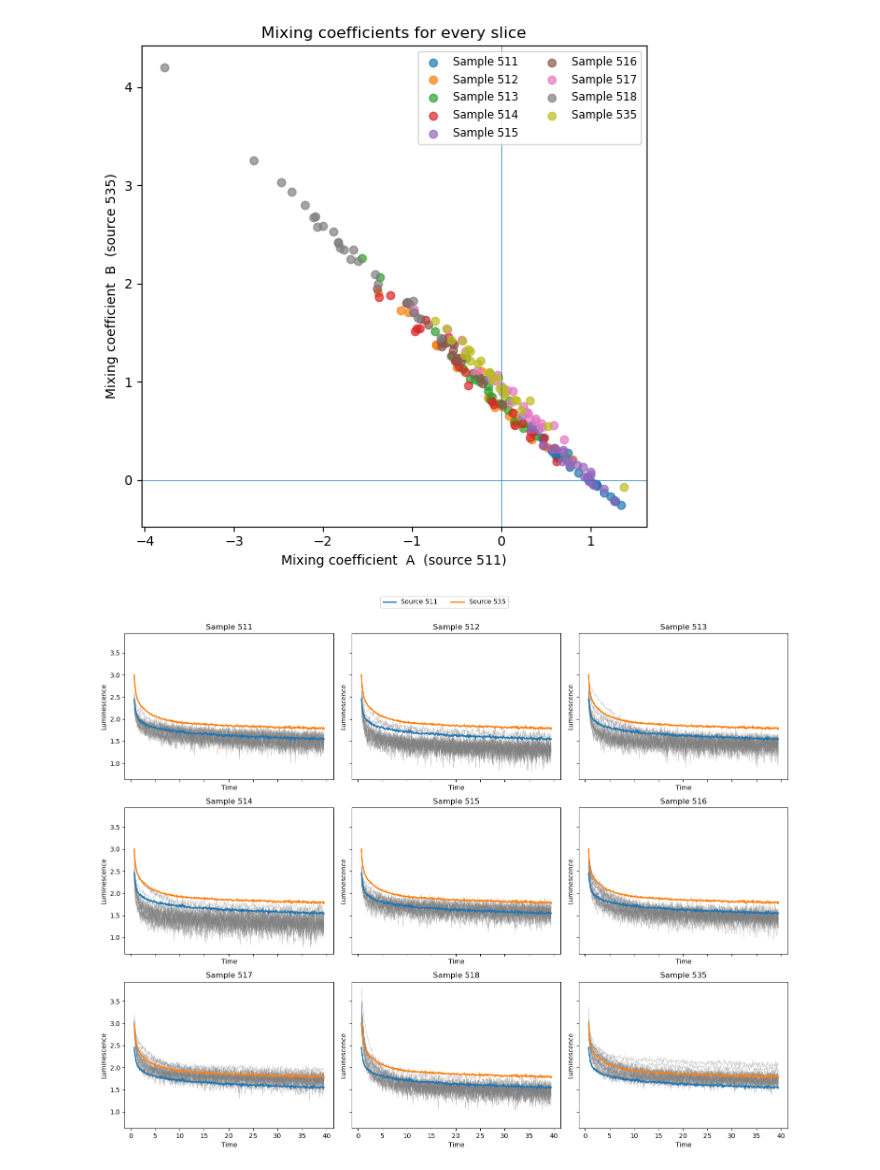
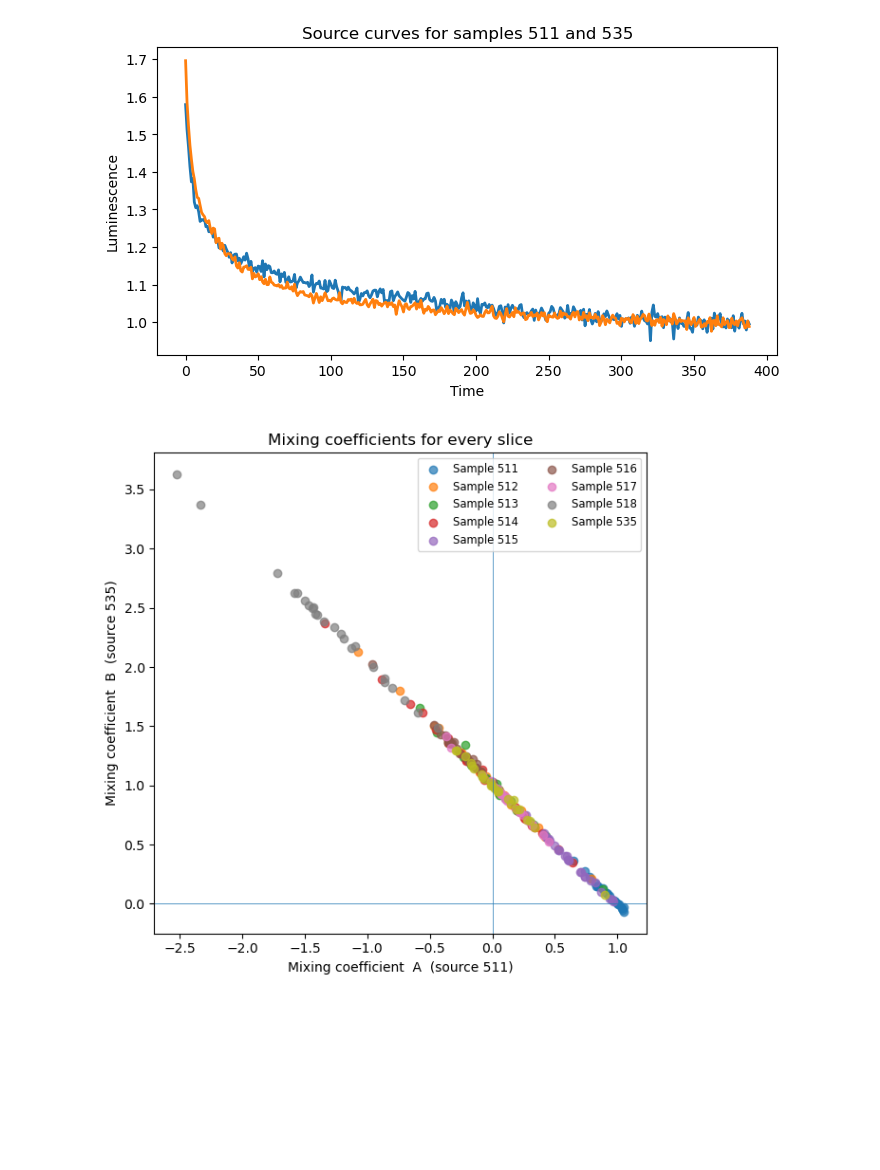
Before and after one commit to Peisong-Zheng/OSL_source_ana, a Jupyter notebook: PCA_two_sources.ipynb, the cells around one changed output. Drawn from its saved outputs; the diff is of its cells as text; code cells hidden in the pictures; blank space fills up the shorter version.

```diff
--- a/PCA_two_sources.ipynb
+++ b/PCA_two_sources.ipynb
@@ -91,8 +91,42 @@ for sample_key in ['511', '535']:
     # Following user's earlier approach: source = mean_curve + comp
     sources[sample_key] = mean_curve + comp
 
-source1 = sources['511']
-source2 = sources['535']
+# source1 = sources['511']
+# source2 = sources['535']
+
+
+
+
+# 直接使用511和535的平均值作为物源
+df_temp=data_dict['511']
+slice_cols = df_temp.columns.difference(['Time_index', 'Time'])
+# calculate the mean of all columns
+# mean_values = df_temp[slice_cols].mean(axis=1)
+# use median
+mean_values = df_temp[slice_cols].median(axis=1)
+source1 = mean_values
+
+
+df_temp=data_dict['535']
+slice_cols = df_temp.columns.difference(['Time_index', 'Time'])
+# calculate the mean of all columns
+# mean_values = df_temp[slice_cols].mean(axis=1)
+
+# use median
+mean_values = df_temp[slice_cols].median(axis=1)
+source2 = mean_values
+
+
+
+
+
+# plot the two sources
+plt.figure(figsize=(8, 4))
+plt.plot(source1, lw=2, label='Source 511')
+plt.plot(source2, lw=2, label='Source 535')
+plt.xlabel('Time')
+plt.ylabel('Luminescence')
+plt.title('Source curves for samples 511 and 535')
 
 # Stack sources into design matrix S of shape (n_time, 2)
 S = np.vstack([source1, source2]).T
@@ -122,32 +156,32 @@ plt.title('Mixing coefficients for every slice')
 plt.legend(fontsize='small', ncol=2)
 plt.tight_layout()
 plt.show()
 
 samples = sorted(data_dict.keys())          # 9 keys → row-major order
 n_rows, n_cols = 3, 3
 fig, axes = plt.subplots(n_rows, n_cols, figsize=(15, 12), sharex=True, sharey=True)
 
 for ax, sample_key in zip(axes.ravel(), samples):
     time, Xs, _ = sample_matrix(sample_key)
 
     # plot every slice for this sample in grey
     ax.plot(time, Xs.T, color='grey', alpha=0.4, lw=0.8)
 
     # overlay the two sources
     ax.plot(time, source1, lw=2, label='Source 511')
     ax.plot(time, source2, lw=2, label='Source 535')
 
     # cosmetics
     ax.set_title(f'Sample {sample_key}')
     ax.set_xlabel('Time')
     ax.set_ylabel('Luminescence')
 
 # One shared legend (outside the grid)
 handles, labels = axes[0,0].get_legend_handles_labels()
 fig.legend(handles, labels, loc='upper center', ncol=2)
 
 fig.tight_layout(rect=[0, 0, 1, 0.96])     # leave room for the legend
 plt.show()
 # %% [output]
-[figure, old version]
+[figure, new version]
-[figure, old version]
+[figure, new version]
```
Also changed, not shown: parts of 10 cells of this notebook, 4 other files.
